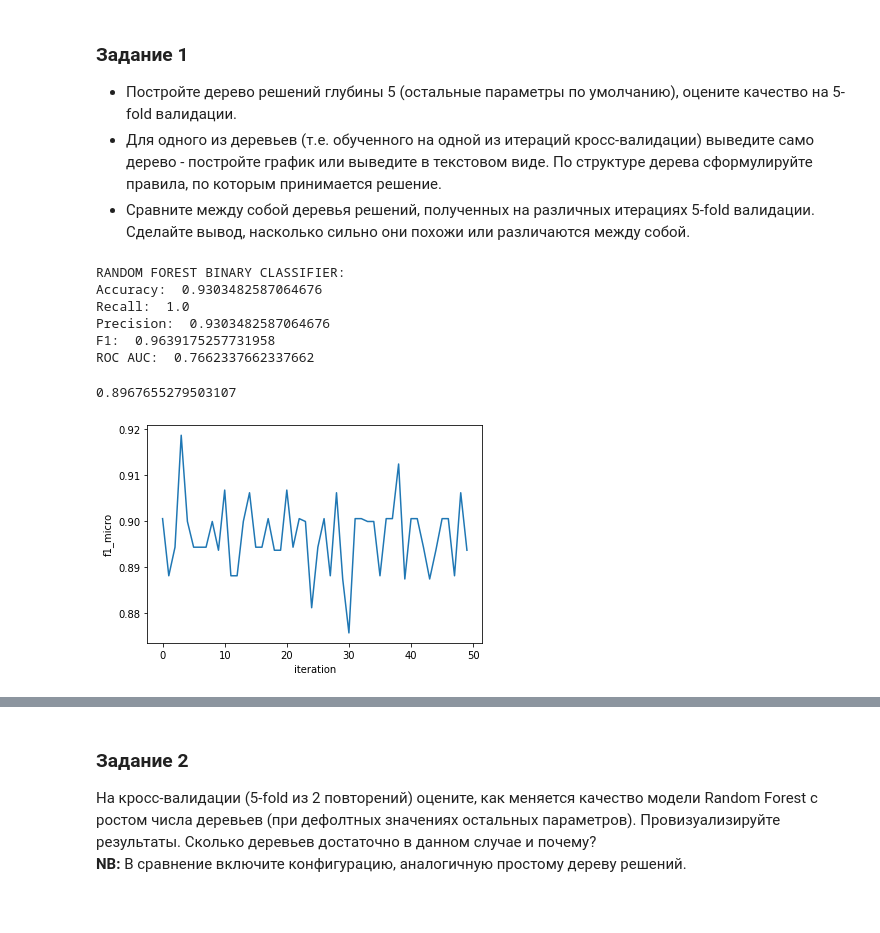
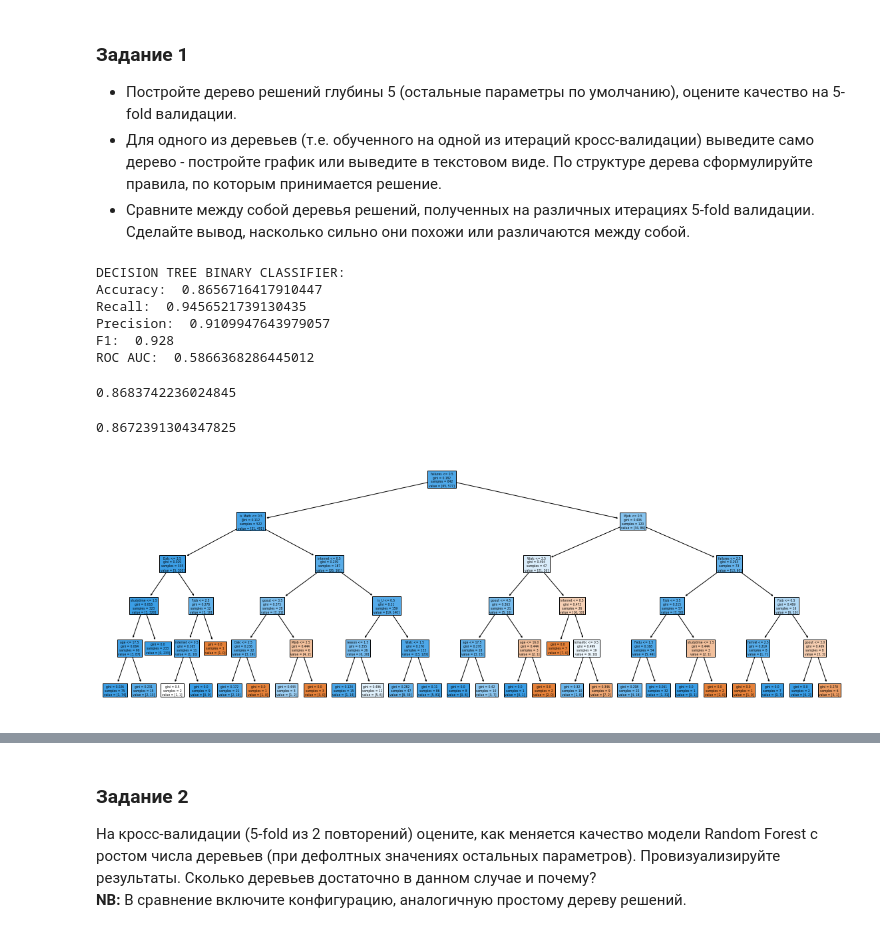
Before and after one commit to olesyani/data_analysis_labs, a Jupyter notebook: lab4/Lab_3.Supervised_Learning.ipynb, the cells around one changed output, grey strips where cells are left out. Drawn from its saved outputs; the diff is of its cells as text; code cells hidden in the pictures.

```diff
--- a/lab4/Lab_3.Supervised_Learning.ipynb
+++ b/lab4/Lab_3.Supervised_Learning.ipynb
@@ -472,35 +475,42 @@ X_b, y_b = data_binary.drop(['G1', 'G2', 'G3'], axis=1), data_binary['G3']
 
 X_train_b, X_test_b, y_train_b, y_test_b = train_test_split(X_b, y_b, test_size=0.2)
 
-rfc = RandomForestClassifier(max_depth=5)
+rfc = DecisionTreeClassifier(max_depth=5)
 rfc.fit(X_train_b, y_train_b)
 yb_rfc = rfc.predict(X_test_b)
 yb_proba_rfc = rfc.predict_proba(X_test_b)
 
-print('RANDOM FOREST BINARY CLASSIFIER:')
+print('DECISION TREE BINARY CLASSIFIER:')
 metrics(y_test_b, yb_rfc, yb_proba_rfc)
-
-rskf = RepeatedStratifiedKFold(n_splits=5, n_repeats=10)
-rf_model = RandomForestClassifier()
-
-rf_scores = cross_val_score(rf_model, X_train_b, y_train_b, cv=rskf, scoring='f1_micro')
-rf_scores = pd.Series(rf_scores)
-
-pd.Series(rf_scores).mean()
 # %% [output]
-RANDOM FOREST BINARY CLASSIFIER:
-Accuracy:  0.9303482587064676
-Recall:  1.0
-Precision:  0.9303482587064676
-F1:  0.9639175257731958
-ROC AUC:  0.7662337662337662
+DECISION TREE BINARY CLASSIFIER:
+Accuracy:  0.8656716417910447
+Recall:  0.9456521739130435
+Precision:  0.9109947643979057
+F1:  0.928
+ROC AUC:  0.5866368286445012
-0.8967655279503107
+0.8683742236024845
-# %%
-pd.Series(rf_scores).plot()
-
-plt.ylabel('f1_micro')
-plt.xlabel('iteration')
-
-plt.show()
-# %% [output]
-[figure, removed]
+# %%
+rskf = RepeatedStratifiedKFold(n_splits=5, n_repeats=10)
+
+trees = []
+score = 0.0
+
+for train_index, test_index in rskf.split(X_train_b, y_train_b):
+    X_train_curr, X_test_curr = X_train_b.to_numpy()[train_index], X_train_b.to_numpy()[test_index]
+    y_train_curr, y_test_curr = y_train_b.array[train_index], y_train_b.array[test_index]
+    dtc = DecisionTreeClassifier(max_depth=5).fit(X_train_curr, y_train_curr)
+    y_test_pred = dtc.predict(X_test_curr)
+    score += accuracy_score(y_test_pred, y_test_curr)
+    trees.append(dtc)
+
+score / 50.0
+# %% [output]
+0.8672391304347825
+# %%
+from sklearn.tree import plot_tree
+
+plt.figure(figsize=(20, 7))
+_ = plot_tree(trees[0], feature_names=X_train_b.columns, filled=True)
+# %% [output]
+[figure, added]
```
Also changed, not shown: parts of 10 cells of this notebook, 1 other file.
